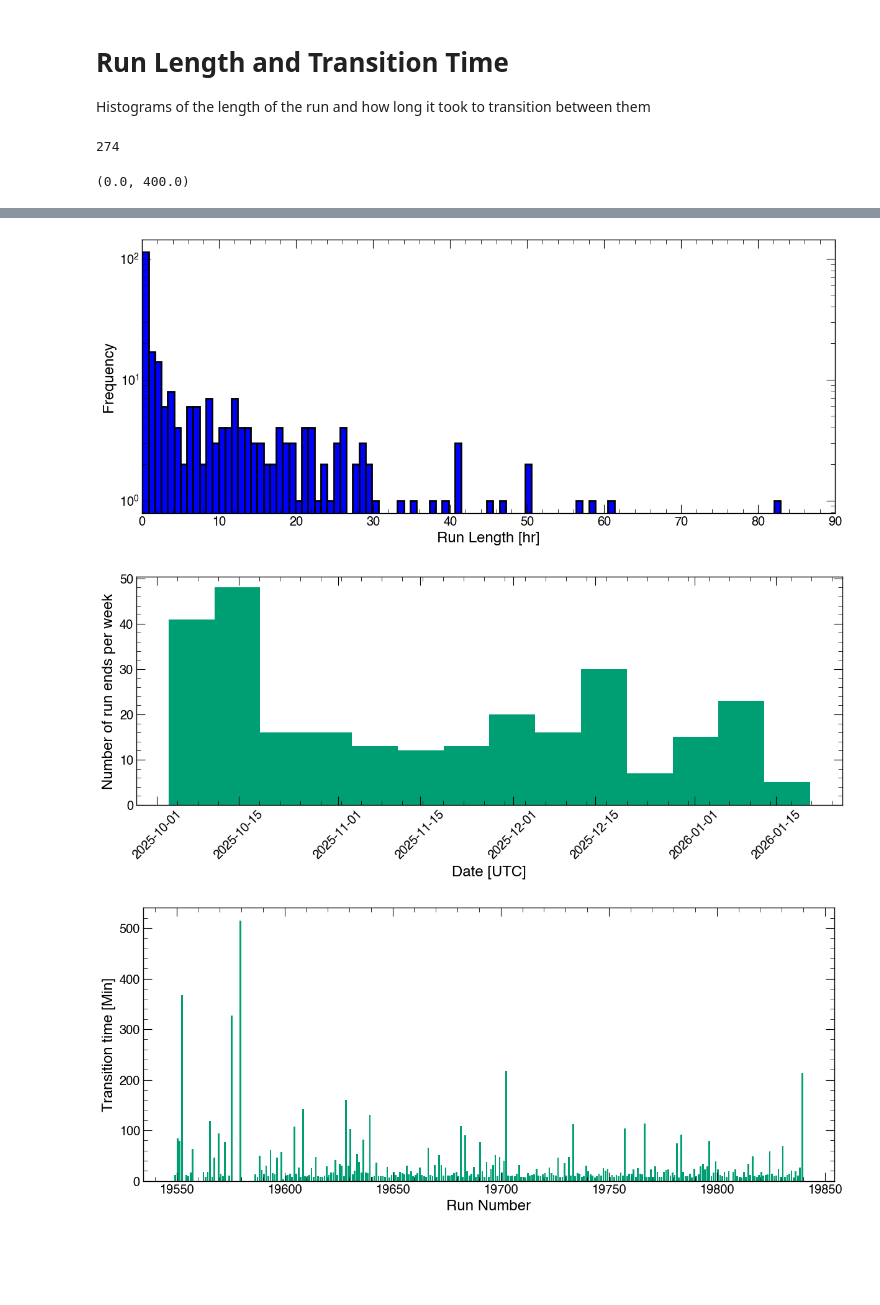
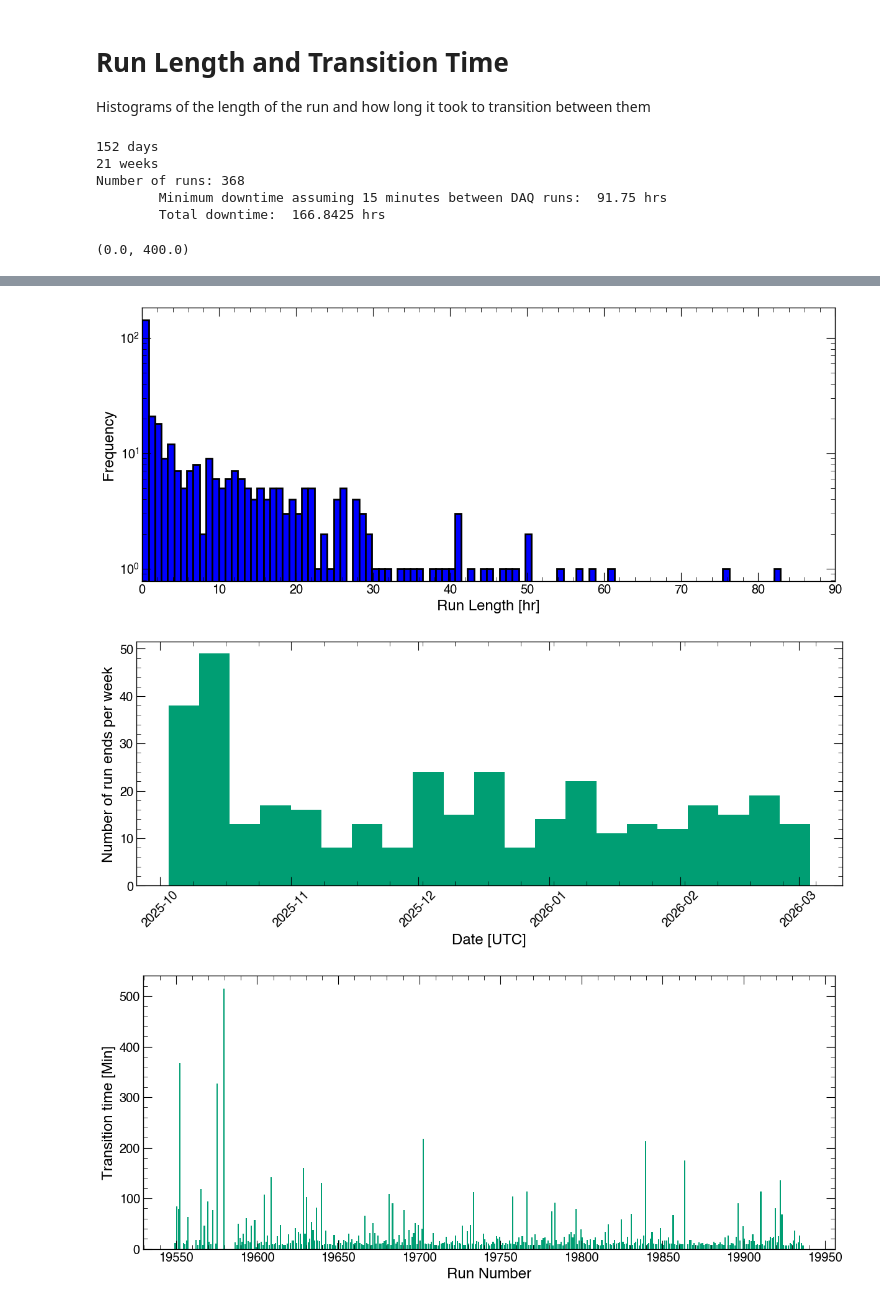
Before and after one commit to dalagero/SBND-RunCo, a Jupyter notebook: pot/sbnd_pot.ipynb, the cells around one changed output, grey strips where cells are left out. Drawn from its saved outputs; the diff is of its cells as text; code cells hidden in the pictures; blank space fills up the shorter version.

Commit message:
Update Run Length and Transition Time calculations to automatically calculate the number of weeks

```diff
--- a/pot/sbnd_pot.ipynb
+++ b/pot/sbnd_pot.ipynb
@@ -228,7 +228,7 @@ diff = livetime_df['end'] - livetime_df['start']
 centers = livetime_df['start'] + diff / 2
 
 # Print the times of hitting key values
-pot_of_interest = 17.5
+pot_of_interest = 20
 collected_pot_sofar = 0 #this is e19
 for i, row in livetime_df.iterrows():
     if(collected_pot_sofar < pot_of_interest):
@@ -247,13 +247,13 @@ ax.plot(centers, np.cumsum(livetime_df['collected_pot'])/1e7, label='Cumulative
 ax.set_xlabel('Date [UTC]')
 ax.set_ylabel('Cumulative POT [x$10^{19}$]')
 ax.set_xlim(datetime(2025, 10, 16, 0, 0, 0, tzinfo=timezone.utc),
-            datetime(2026, 2, 13, 0, 0, 0, tzinfo=ZoneInfo('America/Chicago')))
-ax.set_ylim(0, 19)
+            datetime(2026, 2, 27, 0, 0, 0, tzinfo=ZoneInfo('America/Chicago')))
+ax.set_ylim(0, 22)
 
 # Add a legend, but add statistics showing the total delivered POT,
 # collected POT, and the collection efficiency
 mask = ((livetime_df['start'] >= datetime(2025, 10, 16, 0, 0, 0, tzinfo=timezone.utc))
-        & (livetime_df['end'] <= datetime(2026, 2, 13, 0, 0, 0, tzinfo=ZoneInfo('America/Chicago'))))
+        & (livetime_df['end'] <= datetime(2026, 2, 27, 0, 0, 0, tzinfo=ZoneInfo('America/Chicago'))))
 
 
 h, l = ax.get_legend_handles_labels()
@@ -290,7 +290,7 @@ usex = xrange[0] + 0.025*(xrange[1] - xrange[0]) + hadj*(xrange[1] - xrange[0])
 ax.text(x=usex, y=usey, s=label, fontsize=18, color='#d67a11')
 
 # Opposite the previous label, place the dates
-date_label = 'Oct. 16, 2025 - Feb. 13, 2026'
+date_label = 'Oct. 16, 2025 - Feb. 27, 2026'
 #date_label = 'Dec. 10, 2024 - Jan. 14, 2026'
 ax.text(x=xrange[1] + hadj*(xrange[1] - xrange[0]),
         y=usey, s=date_label, fontsize=18, color='#d67a11', ha='right')
@@ -343,7 +343,7 @@ annotes = {'End Run 1': datetime(2025, 7, 11, 17, 19, 56, tzinfo=timezone.utc),'
 
 
 # Print the times of hitting key values
-pot_of_interest = 52.5
+pot_of_interest = 57.5
 collected_pot_sofar = 0 #this is e19
 for i, row in livetime_df.iterrows():
     if(collected_pot_sofar < pot_of_interest):
@@ -359,13 +359,13 @@ ax.plot(centers, np.cumsum(livetime_df['collected_pot'])/1e7, label='Cumulative
 ax.set_xlabel('Date [UTC]')
 ax.set_ylabel('Cumulative POT [x$10^{19}$]')
 ax.set_xlim(datetime(2024, 12, 10, 0, 0, 0, tzinfo=timezone.utc),
-            datetime(2026, 2, 6, 0, 0, 0, tzinfo=ZoneInfo('America/Chicago')))
-ax.set_ylim(0, 57)
+            datetime(2026, 2, 27, 0, 0, 0, tzinfo=ZoneInfo('America/Chicago')))
+ax.set_ylim(0, 60)
 
 # Add a legend, but add statistics showing the total delivered POT,
 # collected POT, and the collection efficiency
 mask = ((livetime_df['start'] >= datetime(2024, 12, 10, 0, 0, 0, tzinfo=timezone.utc))
-        & (livetime_df['end'] <= datetime(2026, 2, 6, 0, 0, 0, tzinfo=ZoneInfo('America/Chicago'))))
+        & (livetime_df['end'] <= datetime(2026, 2, 27, 0, 0, 0, tzinfo=ZoneInfo('America/Chicago'))))
 
 h, l = ax.get_legend_handles_labels()
 total_delivered_pot = np.sum(livetime_df['delivered_pot'][mask])
@@ -403,7 +403,7 @@ usex = xrange[0] + 0.025*(xrange[1] - xrange[0]) + hadj*(xrange[1] - xrange[0])
 ax.text(x=usex, y=usey, s=label, fontsize=18, color='#d67a11')
 
 # Opposite the previous label, place the dates
-date_label = 'Dec. 10, 2024 - Feb. 6, 2026'
+date_label = 'Dec. 10, 2024 - Feb. 27, 2026'
 ax.text(x=xrange[1] + hadj*(xrange[1] - xrange[0]),
         y=usey, s=date_label, fontsize=18, color='#d67a11', ha='right')
 
@@ -450,6 +448,14 @@ runNumbers = []
 with open('runNums.txt', 'r') as f:
     runNumbers = f.readlines()
 #    runs = [lines for line in lines]
+
+#calculate the number of days/weeks since the start of the run
+first_date = starts[0]
+days_since_first = [((s - first_date).days+1) for s in starts]
+weeks_since_first = [((s - first_date).days+1)//7 for s in starts]
+print(days_since_first[-1], "days")
+print(weeks_since_first[-1], "weeks")
+
 
 run_indeces = []
 run_lengths = []
@@ -475,7 +481,9 @@ for i in range(len(starts)):
 figure = plt.figure(figsize=(12, 5))
 ax = figure.add_subplot()
 
-print(len(run_lengths))
+print("Number of runs:", len(run_lengths))
+print("\tMinimum downtime assuming 15 minutes between DAQ runs: ", (len(run_lengths)-1)/4., "hrs")
+print("\tTotal downtime: ", sum(transition_time) / 60., "hrs")
 
 ax.bar(run_number, run_lengths, alpha=1, zorder=1, color='C0')
 ax.set_xlabel('Run Number')
@@ -492,10 +500,10 @@ ax2.set_yscale('log')
 ax2.set_xlim(0, 90)
 
 
-# Histogram of the number of run ends for each day
+# Histogram of the number of run ends for each week
 figure = plt.figure(figsize=(12, 5))
 ax3 = figure.add_subplot()
-ax3.hist(ends, bins=14)
+ax3.hist(ends, bins=weeks_since_first[-1])
 ax3.set_xlabel('Date [UTC]')
 ax3.set_ylabel('Number of run ends per week')
 plt.setp(ax3.xaxis.get_majorticklabels(), rotation=45, ha='center')
@@ -516,5 +524,9 @@ ax2.set_ylabel("Frequency")
 ax2.set_yscale('log')
 ax2.set_xlim(0,400)
 # %% [output]
-274
+152 days
+21 weeks
+Number of runs: 368
+        Minimum downtime assuming 15 minutes between DAQ runs:  91.75 hrs
+        Total downtime:  166.8425 hrs
 (0.0, 400.0)
@@ -522,3 +534,3 @@ ax2.set_xlim(0,400)
-[figure, old version]
+[figure, new version]
-[figure, old version]
+[figure, new version]
-[figure, old version]
+[figure, new version]
```
Also changed, not shown: parts of 7 cells of this notebook, 1 other file.
